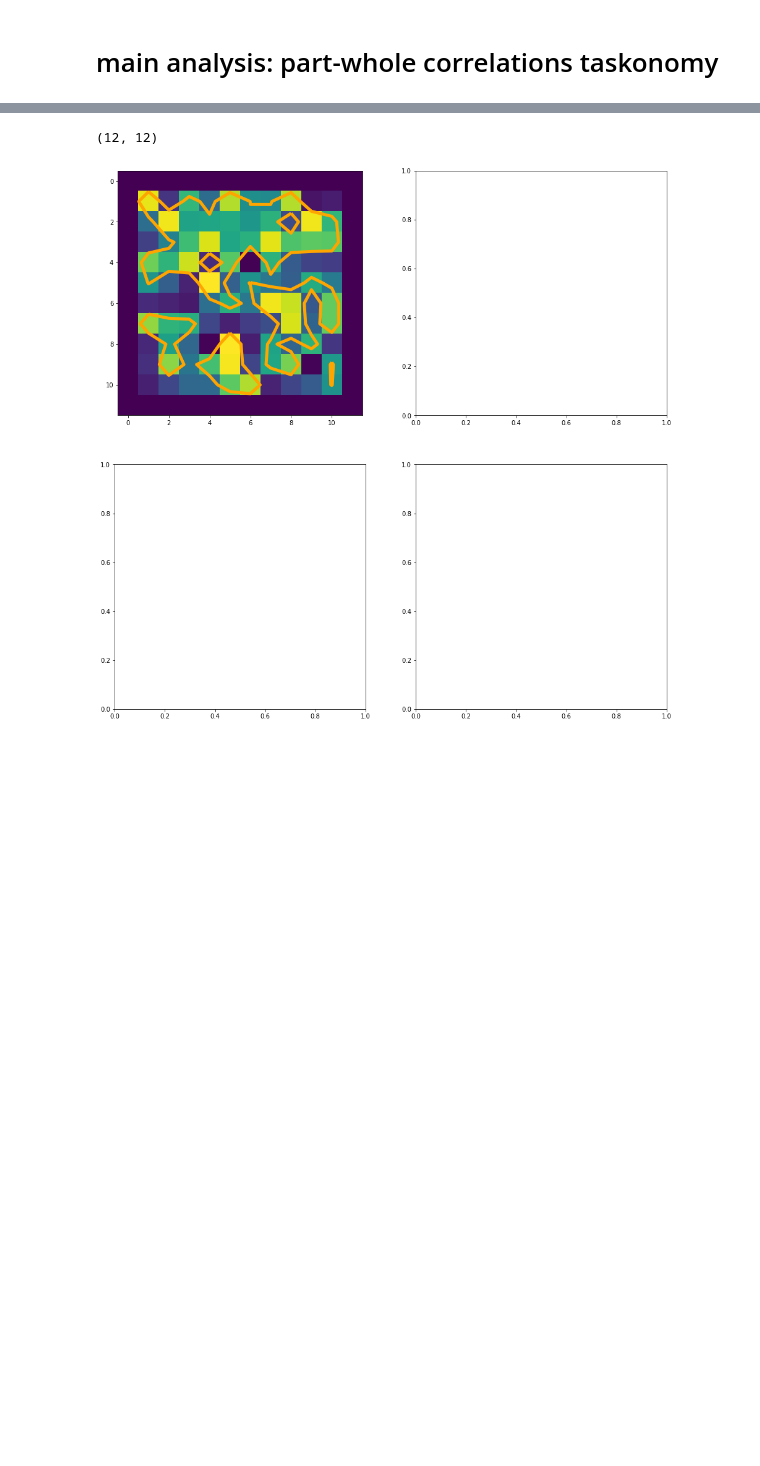
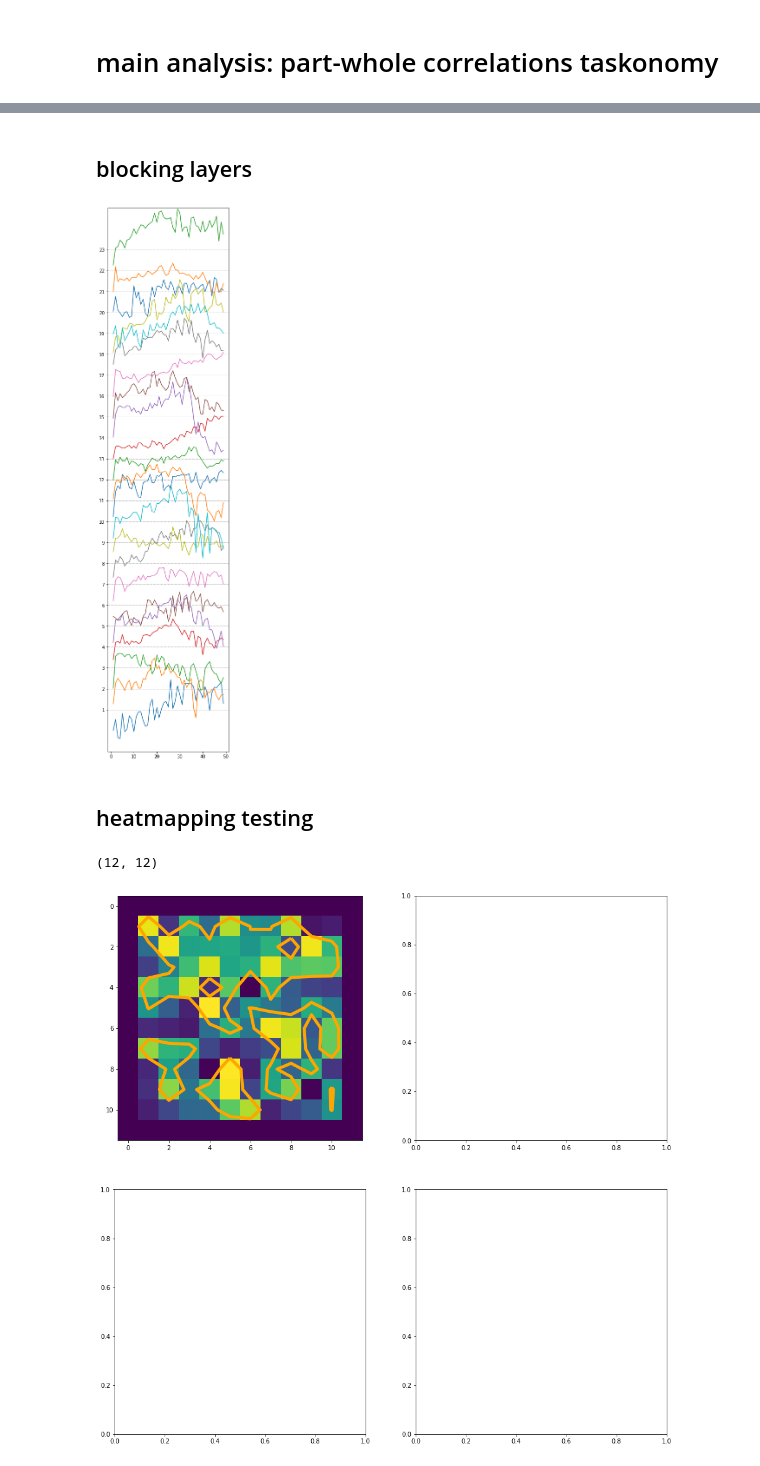
Before and after one commit to toniklenk/analysis-taskonomy, a Jupyter notebook: scripts/ibcorr analysis.ipynb, the cells around one changed output, grey strips where cells are left out. Drawn from its saved outputs; the diff is of its cells as text; code cells hidden in the pictures; blank space fills up the shorter version.

```diff
--- a/scripts/ibcorr analysis.ipynb
+++ b/scripts/ibcorr analysis.ipynb
@@ -282,3 +320,52 @@ plt.subplots_adjust(hspace=0.0, wspace=.005)
+# %% [markdown]
+## blocking layers
+# %%
+# unblocked view of scale16
+
+tmp = df_ib.loc[(slice(None),study, 'scale16'),:]
+
+fig, ax = plt.subplots(figsize=(5,23))
+
+
+# for idst, study in enumerate(STUDY_NAMES):
+#     corr= df_ib.loc[(slice(None),study, 'scale16'),:].droplevel(['scale','study'])
+#     p   = df_p.loc[(slice(None), study,scale),:].droplevel(['scale','study'])
+#     ax = axes[idst]
+
+#     ax.set_yticks(range(len(corr.index)))
+#     #ax.set_yticklabels(corr.index)
+#     ax.set_title(study + ' ' + scale)
+
+for y,model in enumerate(MODEL_NAMES):
+    ax.plot(10*tmp.iloc[y,slice(None)]+2*y+1)
+    ax.axhline(y=2*y+1, color='grey', linestyle='--', linewidth=0.5)
+
+ax.set_ylim(-3, 23*2+3)
+ax.set_yticks(range(1,23*2,2));
+ax.set_yticklabels(range(1,23+1));
+
+# Plot each line with its offset
+# ax.plot(x, y1, label='sin(x)')
+# ax.plot(x, y2_offset, label=f'cos(x) + {offset}')
+# ax.plot(x, y3_offset, label=f'exp(x/10) + {2 * offset}')
+
+# # Optionally, add horizontal lines to indicate the offset
+# ax.axhline(y=0, color='grey', linestyle='--', linewidth=0.5)
+# ax.axhline(y=offset, color='grey', linestyle='--', linewidth=0.5)
+# ax.axhline(y=2 * offset, color='grey', linestyle='--', linewidth=0.5)
+
+# # Add legends, labels, and title
+# ax.legend()
+# ax.set_xlabel('X-axis')
+# ax.set_ylabel('Y-axis')
+# ax.set_title('Multiple Lines with Y-Offset')
+
+# # Show the plot
+# plt.show()
+# %% [output]
+[figure, added]
+# %% [markdown]
+## heatmapping testing
 # %%
 data = np.pad(np.random.random((10, 10)), 1)
 data.shape
```
Also changed, not shown: parts of 36 cells of this notebook, 5 other files.
